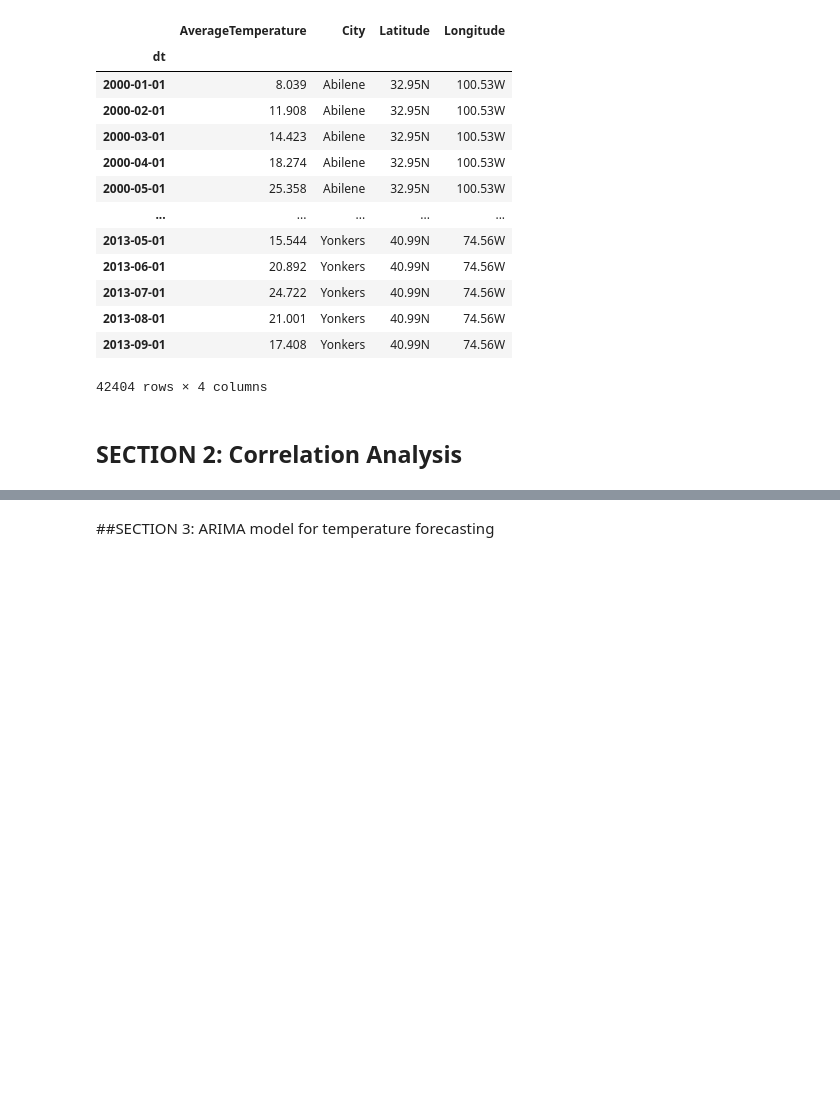
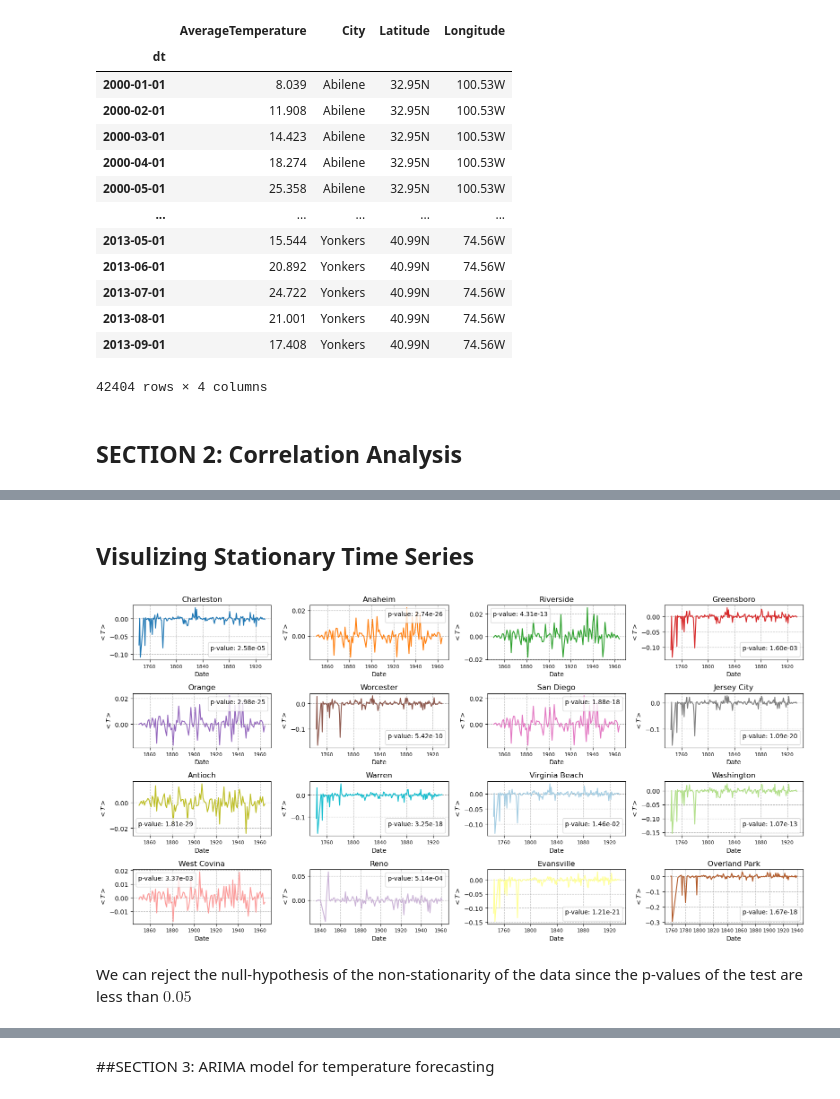
Before and after one commit to aredjil/Temperature-forecasting-for-different-cities-in-the-world, a Jupyter notebook: Project3.ipynb, the cells around one changed output, grey strips where cells are left out. Drawn from its saved outputs; the diff is of its cells as text; code cells hidden in the pictures; blank space fills up the shorter version.

```diff
--- a/Project3.ipynb
+++ b/Project3.ipynb
@@ -197,0 +316,5 @@ df_temp
+# %%
+# Creating a dictionary with the city names as keys and the corresponding dataframe as a value of the dictionary
+data = {}
+for name in city_names:
+    data[f"{name}"] = df.loc[name]
@@ -197,0 +386,40 @@ df_temp
+# %% [markdown]
+## Visulizing Stationary Time Series
+# %%
+# In this cell I am plotting the different time series for 4 randomly choosen cities from the availbale data
+fig, ax = plt.subplots(ncols=4, nrows=4, figsize=(16, 8))
+ax = ax.flatten() # Flatten the 2x2 axes array to a 1D array
+# colors = ['red', 'blue', 'green', 'orange']  # Or any other colors you prefer
+colors = [
+    '#1f77b4',  # muted blue
+    '#ff7f0e',  # safety orange
+    '#2ca02c',  # cooked asparagus green
+    '#d62728',  # brick red
+    '#9467bd',  # muted purple
+    '#8c564b',  # chestnut brown
+    '#e377c2',  # raspberry yogurt pink
+    '#7f7f7f',  # middle gray
+    '#bcbd22',  # curry yellow-green
+    '#17becf',  # blue-teal
+    '#a6cee3',  # light blue
+    '#b2df8a',  # light green
+    '#fb9a99',  # light red
+    '#cab2d6',  # light purple
+    '#ffff99',  # light yellow
+    '#b15928'   # dark orange-brown
+]
+for i, name in enumerate(rd_cities):
+    data = train_data_stationary[name]
+    ax[i].plot(data.index, data["AverageTemperature"], color=colors[i]) # Plot on the i-th subplot
+    ax[i].set_title(name) # Add title for each city
+    ax[i].set_xlabel("Date")
+    ax[i].set_ylabel(r"$<T>$")
+    ax[i].legend(loc="best", title=f"p-value: {adf_result[i][1]:.2e}")
+    ax[i].tick_params(axis='x', labelsize=8)
+    ax[i].grid(axis="both", ls="--")
+plt.tight_layout()
+plt.show()
+# %% [output]
+[figure, added]
+# %% [markdown]
+We can reject the null-hypothesis of the non-stationarity of the data since the p-values of the test are less than $ 0.05 $
```
Also changed, not shown: parts of 44 cells of this notebook.
